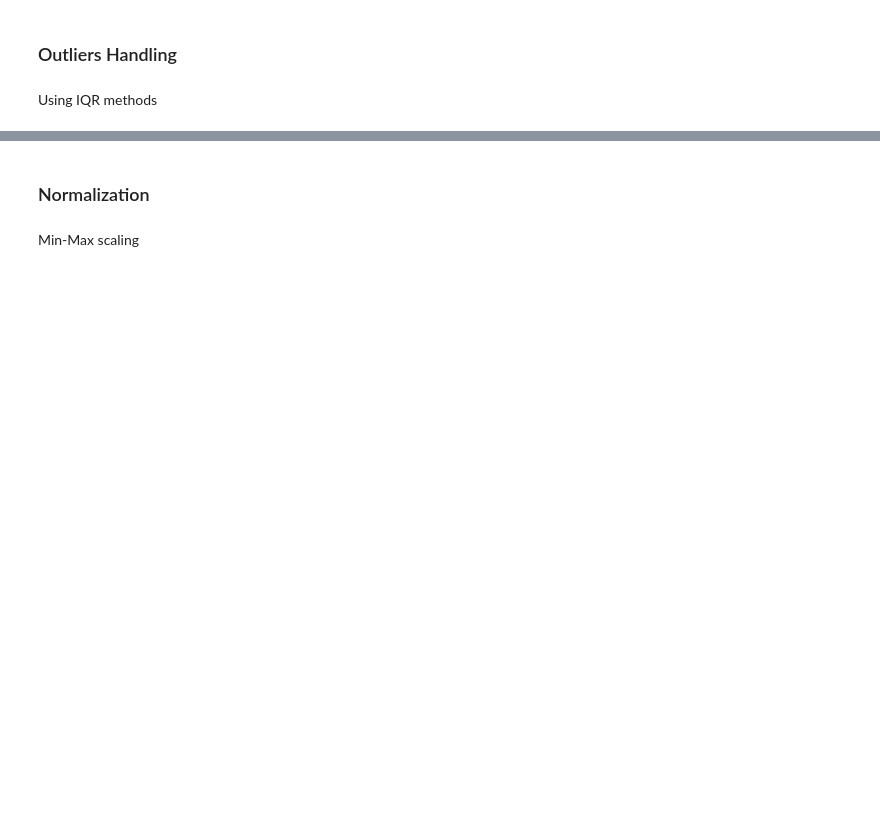
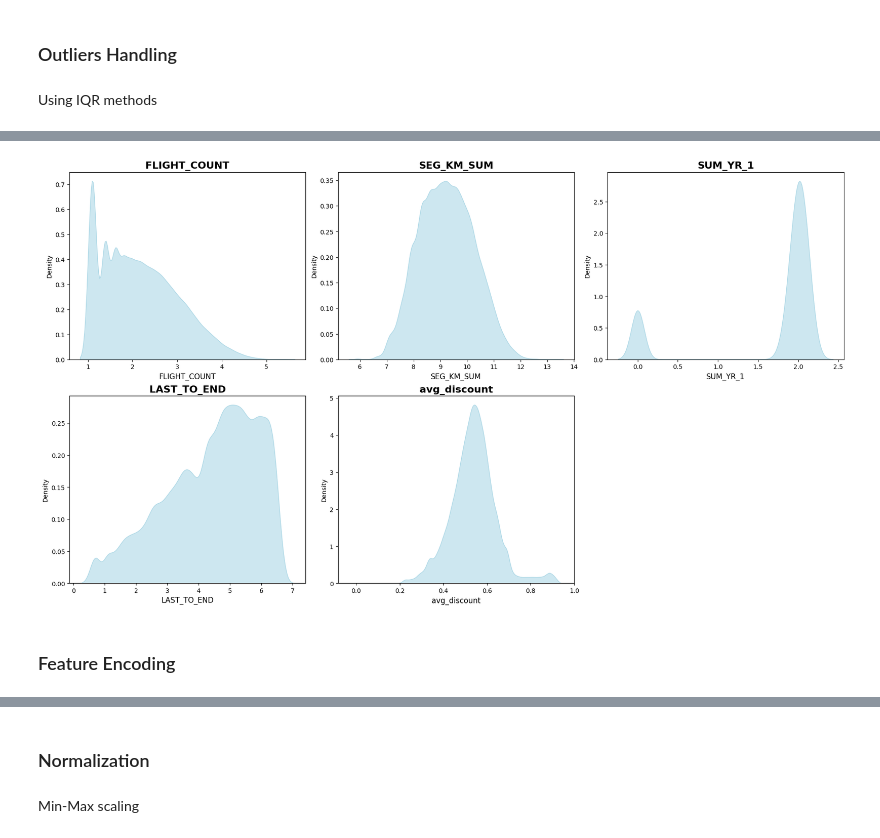
Before and after one commit to FiZufa/Rakamin-Homework, a Jupyter notebook: week16_unsupervised_learning/2_Data_preprocessing.ipynb, the cells around one changed output, grey strips where cells are left out. Saved outputs shown, nothing was run; the diff lists cells and outputs as text; code cells hidden in the pictures; blank space fills up the shorter version.

```diff
--- a/week16_unsupervised_learning/2_Data_preprocessing.ipynb
+++ b/week16_unsupervised_learning/2_Data_preprocessing.ipynb
@@ -21,0 +162,6 @@ high_variance_features = selector.fit_transform(scaled_data)
+# %%
+# Remove duplicates and keep only the first occurrence
+selected_flight_df = selected_flight_df.drop_duplicates(keep='first')
+
+num_duplicates = selected_flight_df.duplicated().sum()
+print(f"Number of duplicate rows after removal: {num_duplicates}")
@@ -25,0 +248,2 @@ Using IQR methods
+# %%
+selected_flight_df[selected_features] = np.log1p(selected_flight_df[selected_features])
@@ -25,0 +261,2 @@ Using IQR methods
+# %%
+selected_flight_df['SUM_YR_1'] = np.cbrt(selected_flight_df['SUM_YR_1'])
@@ -25,0 +276,4 @@ Using IQR methods
+# %%
+from scipy.stats.mstats import winsorize
+
+selected_flight_df['SUM_YR_1'] = winsorize(selected_flight_df['SUM_YR_1'], limits=(0.1, 0.01))  # 10% lower, 1% upper
@@ -25,0 +291,6 @@ Using IQR methods
+# %%
+visualize_num_kde(selected_flight_df, selected_features)
+# %% [output]
+[figure, added]
+# %% [markdown]
+### Feature Encoding
```
Also changed, not shown: parts of 41 cells of this notebook, 1 other file.
